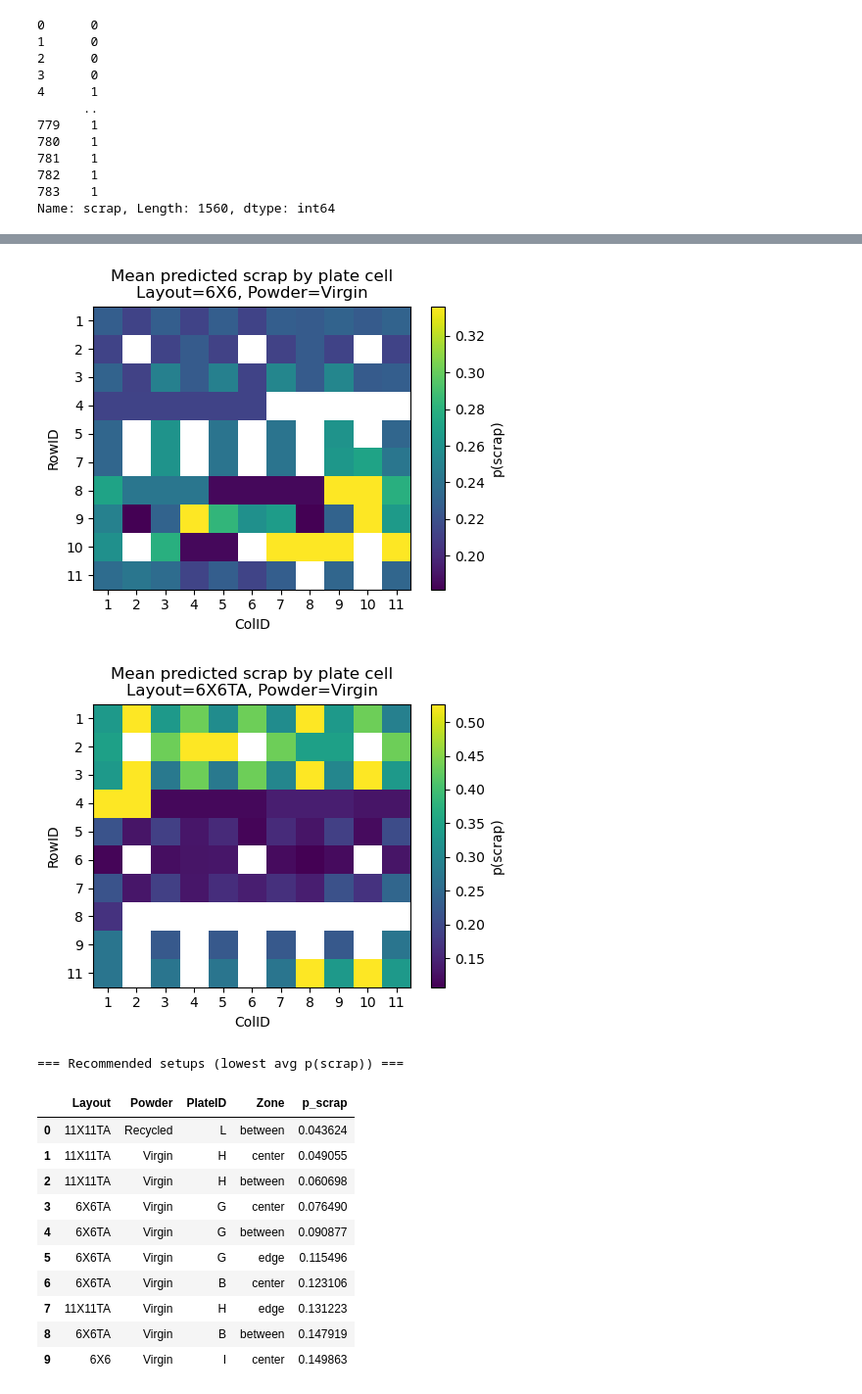
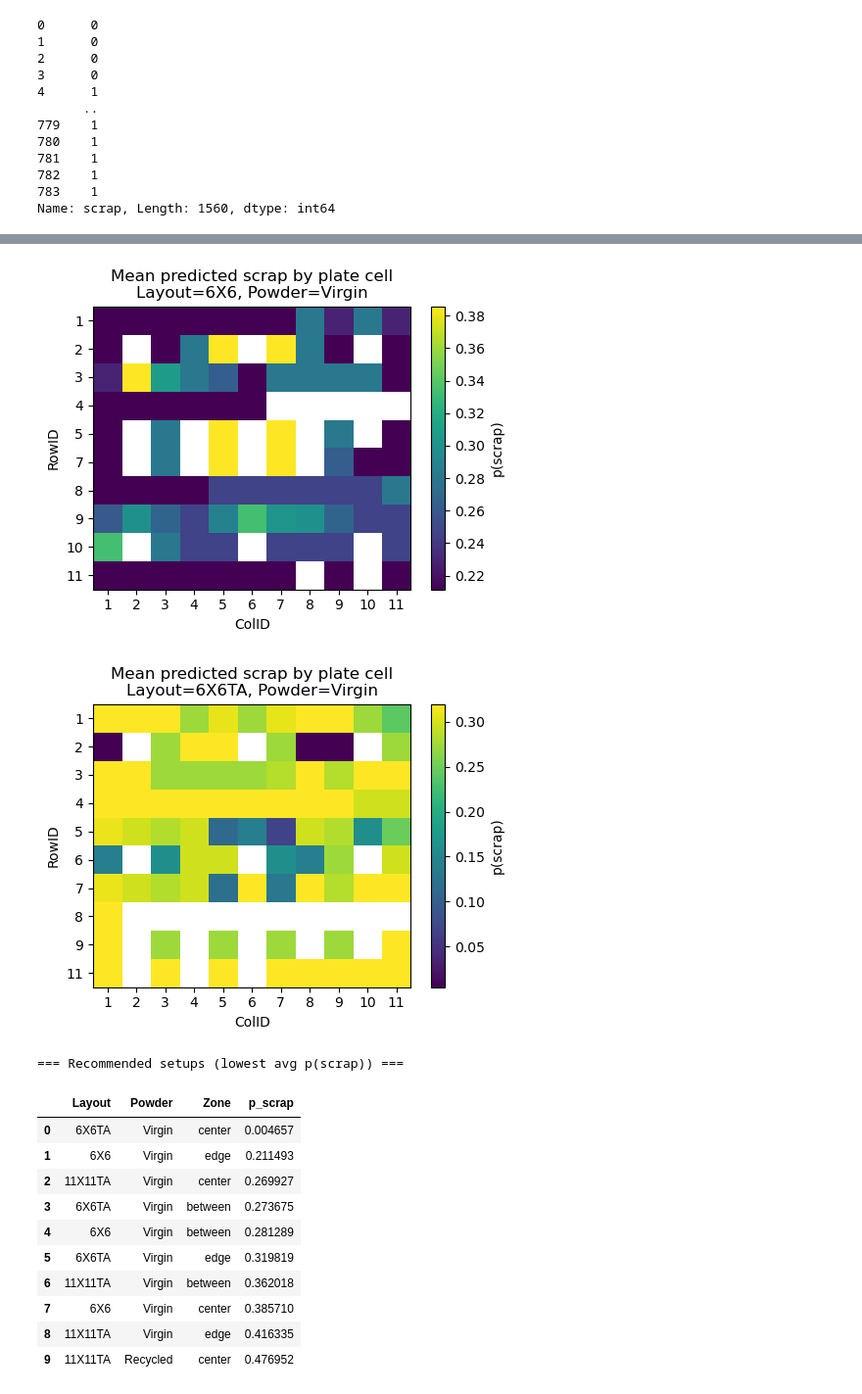
Before and after one commit to jcw515awsm/data-bussdown, a Jupyter notebook: brisa2.ipynb, the cells around one changed output, grey strips where cells are left out. Shown: that part at 98% size. Saved outputs shown, nothing was run; the diff lists cells and outputs as text; code cells hidden in the pictures.

Commit message:
removed PlateID

```diff
--- a/brisa2.ipynb
+++ b/brisa2.ipynb
@@ -189,6 +189,6 @@ from sklearn.preprocessing import StandardScaler
 from sklearn.preprocessing import OneHotEncoder
 from sklearn.impute import SimpleImputer
 # %%
-X = df[['Layout', 'Powder', 'Zone', 'PlateID']]
+X = df[['Layout', 'Powder', 'Zone']]
 X
 # %% [output]
@@ -224,7 +224,7 @@ Name: scrap, Length: 1560, dtype: int64
 # %%
 X_train, X_test, y_train, y_test = train_test_split(X, y, test_size=0.3, random_state=42, stratify=y)
 # %%
-categorical_features = ['Layout', 'Powder', 'Zone', 'PlateID']
+categorical_features = ['Layout', 'Powder', 'Zone']
 
 cat_pipe = make_pipeline(
     SimpleImputer(strategy="most_frequent"),
@@ -309,7 +309,7 @@ print("In-sample F1:", f1[idx])
 df_pred = df[categorical_features].copy()
 df_pred["p_scrap"] = p_scrap
 
-rank_cols = [c for c in ["Layout","Powder","PlateID","Zone"] if c in df_pred.columns]
+rank_cols = [c for c in ["Layout","Powder","Zone"] if c in df_pred.columns]
 agg = (df_pred.groupby(rank_cols, dropna=False)["p_scrap"]
              .mean()
              .sort_values(ascending=True)
@@ -331,7 +331,7 @@ plt.xlabel("Gain")
 plt.tight_layout()
 plt.show()
 
-# Aggregate importance back to original features (Layout vs Powder vs Location vs PlateID)
+# Aggregate importance back to original features (Layout vs Powder vs Location)
 def root_name(s):
     for key in categorical_features:
         if key in s:
@@ -395,7 +395,7 @@ else:
 # =========================================================
 # Recommended setups (averaged across cells/locations)
 # =========================================================
-setup_cols = [c for c in ["Layout","Powder","PlateID", "Zone"] if c in df_pred.columns]
+setup_cols = [c for c in ["Layout","Powder", "Zone"] if c in df_pred.columns]
 if setup_cols:
     rec = (df_pred.groupby(setup_cols)["p_scrap"]
                   .mean()
@@ -435,14 +431,14 @@ In-sample F1: 0.5189048239890791
-[figure, old version]
+[figure, new version]
-[figure, old version]
+[figure, new version]
 === Recommended setups (lowest avg p(scrap)) ===
-|  | Layout | Powder | PlateID | Zone | p_scrap |
-| 0 | 11X11TA | Recycled | L | between | 0.043624 |
-| 1 | 11X11TA | Virgin | H | center | 0.049055 |
-| 2 | 11X11TA | Virgin | H | between | 0.060698 |
-| 3 | 6X6TA | Virgin | G | center | 0.076490 |
-| 4 | 6X6TA | Virgin | G | between | 0.090877 |
-| 5 | 6X6TA | Virgin | G | edge | 0.115496 |
-| 6 | 6X6TA | Virgin | B | center | 0.123106 |
-| 7 | 11X11TA | Virgin | H | edge | 0.131223 |
-| 8 | 6X6TA | Virgin | B | between | 0.147919 |
-| 9 | 6X6 | Virgin | I | center | 0.149863 |
+|  | Layout | Powder | Zone | p_scrap |
+| 0 | 6X6TA | Virgin | center | 0.004657 |
+| 1 | 6X6 | Virgin | edge | 0.211493 |
+| 2 | 11X11TA | Virgin | center | 0.269927 |
+| 3 | 6X6TA | Virgin | between | 0.273675 |
+| 4 | 6X6 | Virgin | between | 0.281289 |
+| 5 | 6X6TA | Virgin | edge | 0.319819 |
+| 6 | 11X11TA | Virgin | between | 0.362018 |
+| 7 | 6X6 | Virgin | center | 0.385710 |
+| 8 | 11X11TA | Virgin | edge | 0.416335 |
+| 9 | 11X11TA | Recycled | center | 0.476952 |
```
Also changed, not shown: parts of 3 cells of this notebook.
